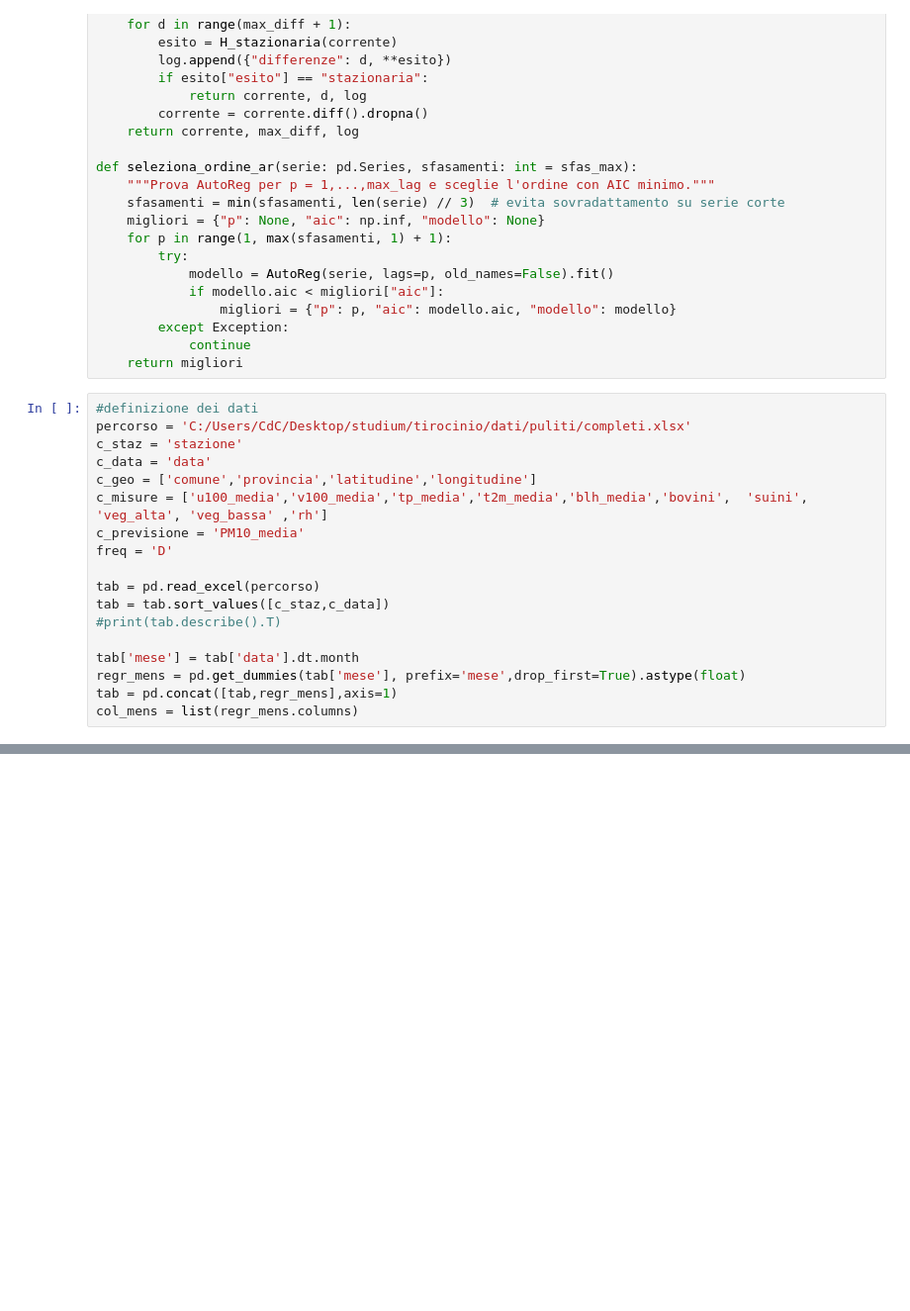
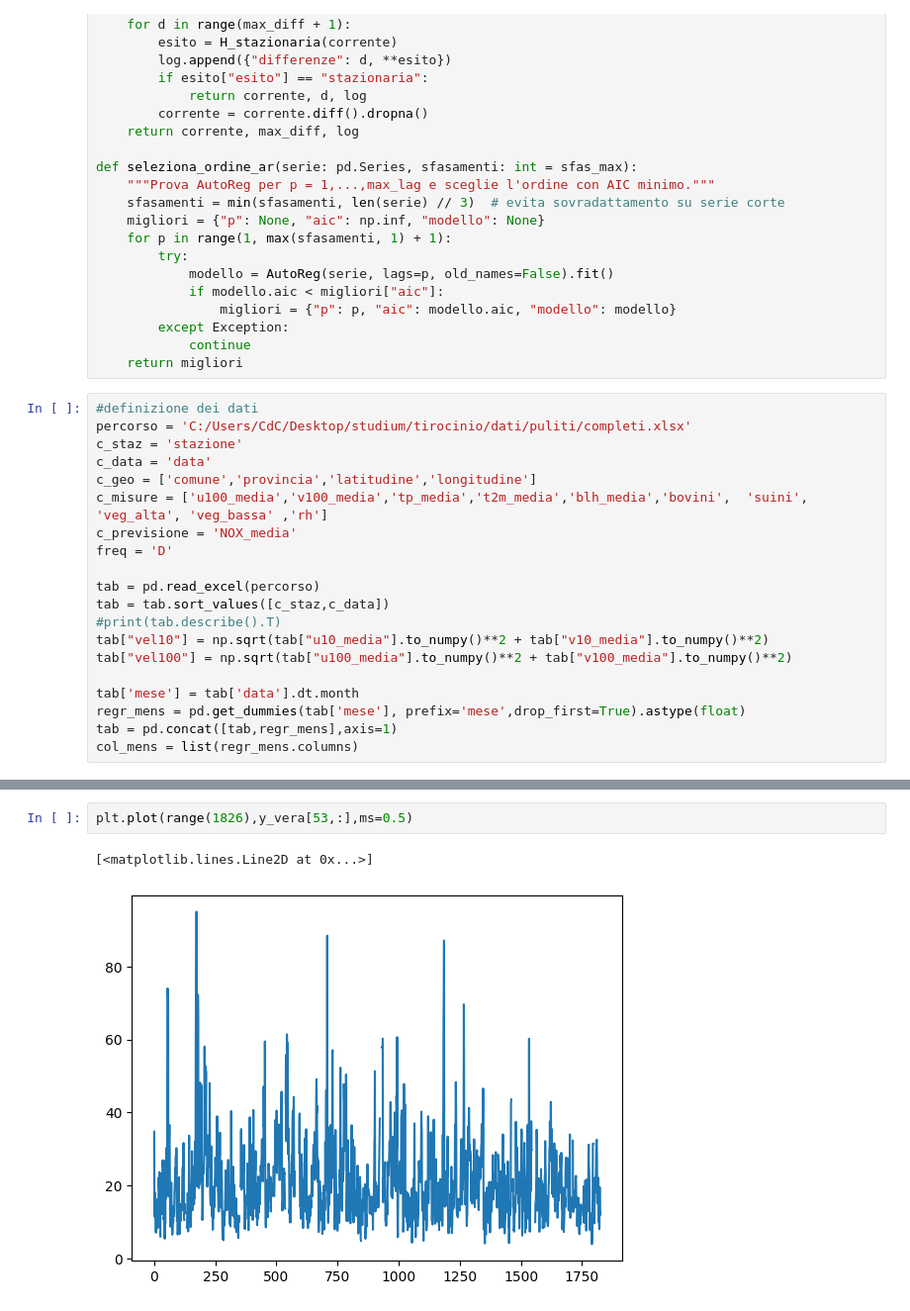
Before and after one commit to claudio-de-cesare/tirocinio-analisi-inquinanti, a Jupyter notebook: stazionarietà.ipynb, the cells around one changed output, grey strips where cells are left out. Shown at 99% size. Drawn from its saved outputs; the diff is of its cells as text; blank space fills up the shorter version.

```diff
--- a/stazionarietà.ipynb
+++ b/stazionarietà.ipynb
@@ -86,12 +86,14 @@ c_staz = 'stazione'
 c_data = 'data'
 c_geo = ['comune','provincia','latitudine','longitudine']
 c_misure = ['u100_media','v100_media','tp_media','t2m_media','blh_media','bovini',	'suini',	'veg_alta',	'veg_bassa'	,'rh']
-c_previsione = 'PM10_media'
+c_previsione = 'NOX_media'
 freq = 'D'
 
 tab = pd.read_excel(percorso)
 tab = tab.sort_values([c_staz,c_data])
 #print(tab.describe().T)
+tab["vel10"] = np.sqrt(tab["u10_media"].to_numpy()**2 + tab["v10_media"].to_numpy()**2)
+tab["vel100"] = np.sqrt(tab["u100_media"].to_numpy()**2 + tab["v100_media"].to_numpy()**2)
 
 tab['mese'] = tab['data'].dt.month
 regr_mens = pd.get_dummies(tab['mese'], prefix='mese',drop_first=True).astype(float)
@@ -172,0 +220,5 @@ for stazione, gruppo in tab.groupby(c_staz):
+# %%
+plt.plot(range(1826),y_vera[53,:],ms=0.5)
+# %% [output]
+[<matplotlib.lines.Line2D at 0x...>]
+[figure, added]
```
Also changed, not shown: parts of 3 cells of this notebook, 1 other file.
